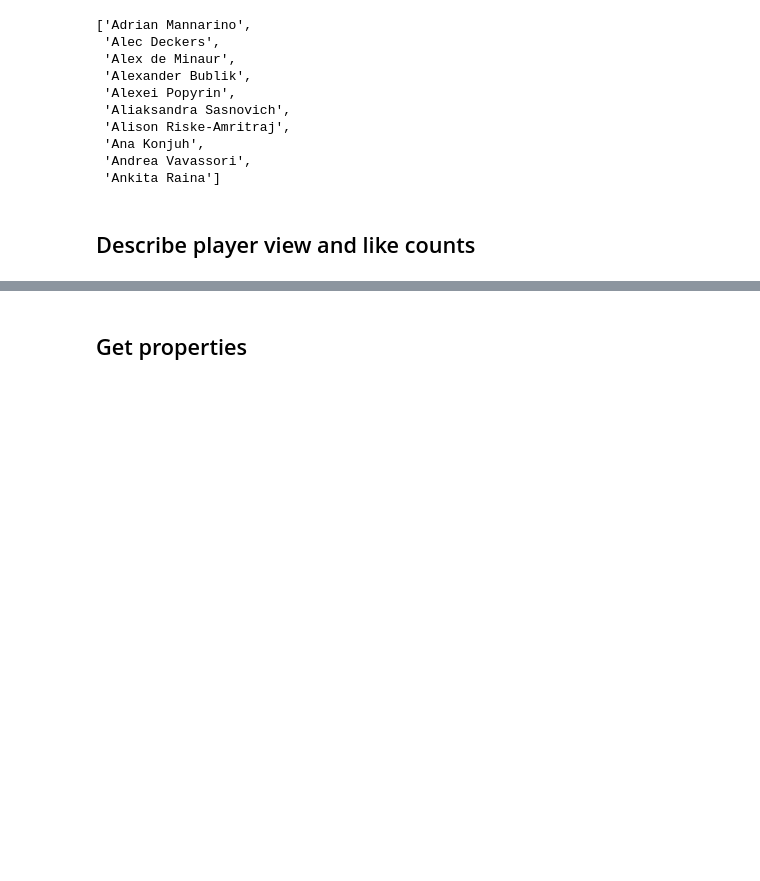
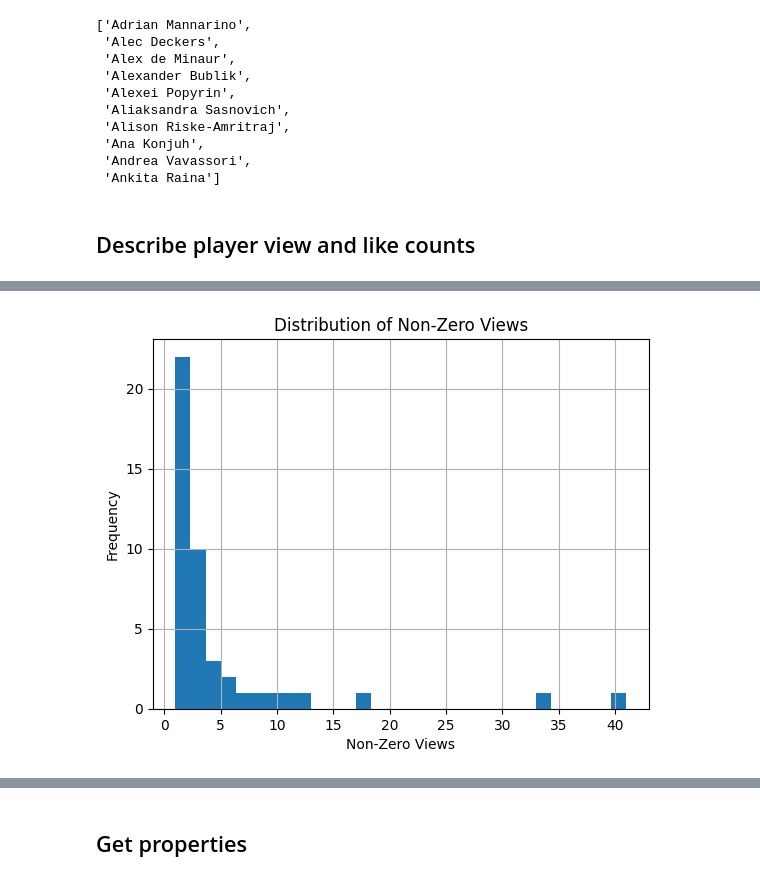
Before and after one commit to AsafKed/tennis-router, a Jupyter notebook: backend/analysis.ipynb, the cells around one changed output, grey strips where cells are left out. Saved outputs shown, nothing was run; the diff lists cells and outputs as text; code cells hidden in the pictures; blank space fills up the shorter version.

```diff
--- a/backend/analysis.ipynb
+++ b/backend/analysis.ipynb
@@ -209,6 +209,20 @@ Yue Yuan                   preferences
 Zeynep Sonmez              preferences
 Zizou Bergs                preferences
 Length: 115, dtype: object
+# %%
+df_non_zero_views = df_zero_views[df_zero_views['total'] != 0]
+df_non_zero_views
+
+# Distribution Analysis
+df_non_zero_views['total'].hist(bins=30)
+plt.title('Distribution of Non-Zero Views')
+plt.xlabel('Non-Zero Views')
+plt.ylabel('Frequency')
+# Save the figure
+plt.savefig('./plots/total_non_zero_view_distribution.png')
+plt.show()
+# %% [output]
+[figure, added]
 # %%
 # Create a DataFrame with player names as indices and initial likes as 0
 df_zero_likes = pd.DataFrame(0, index=player_names, columns=['total', 'preferences', 'browsing', 'browsing/player', 'browsing/parameter'])
```
Also changed, not shown: parts of 10 cells of this notebook, 6 other files.
